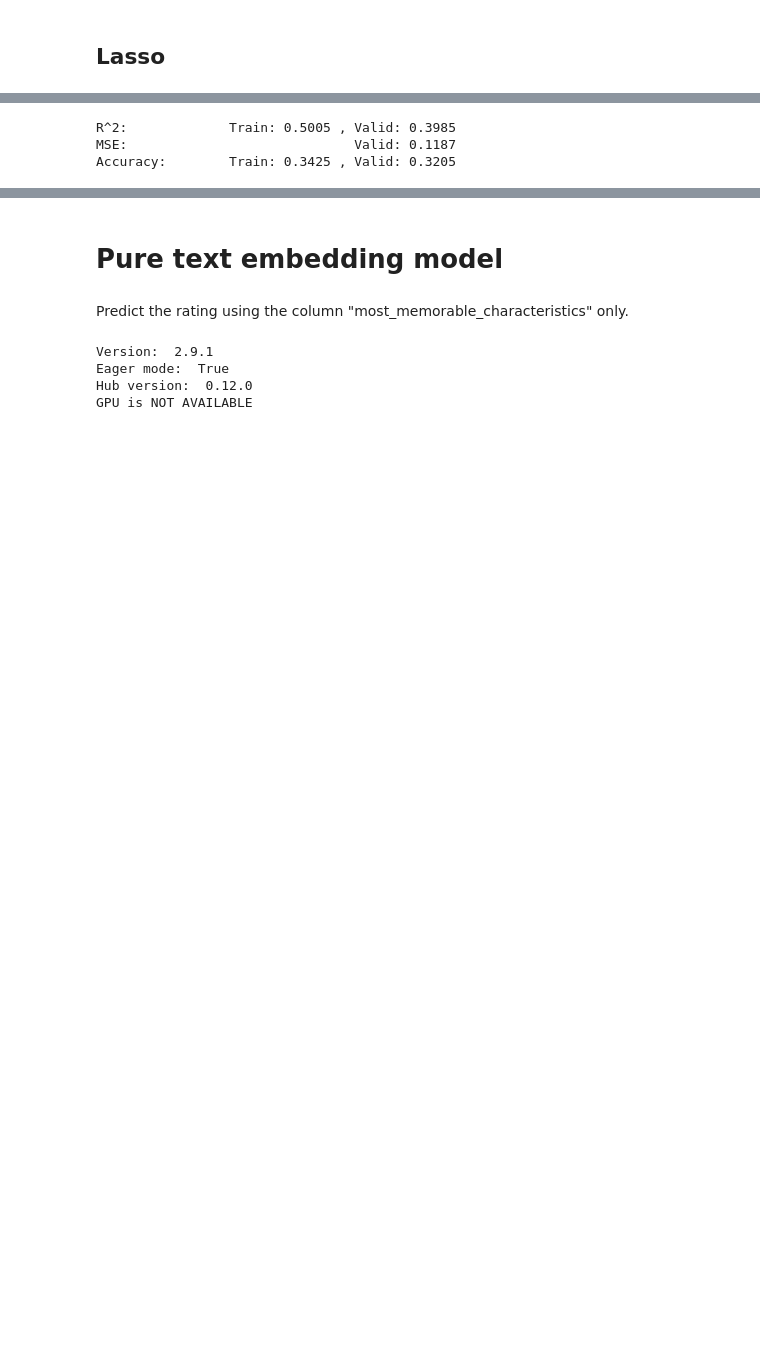
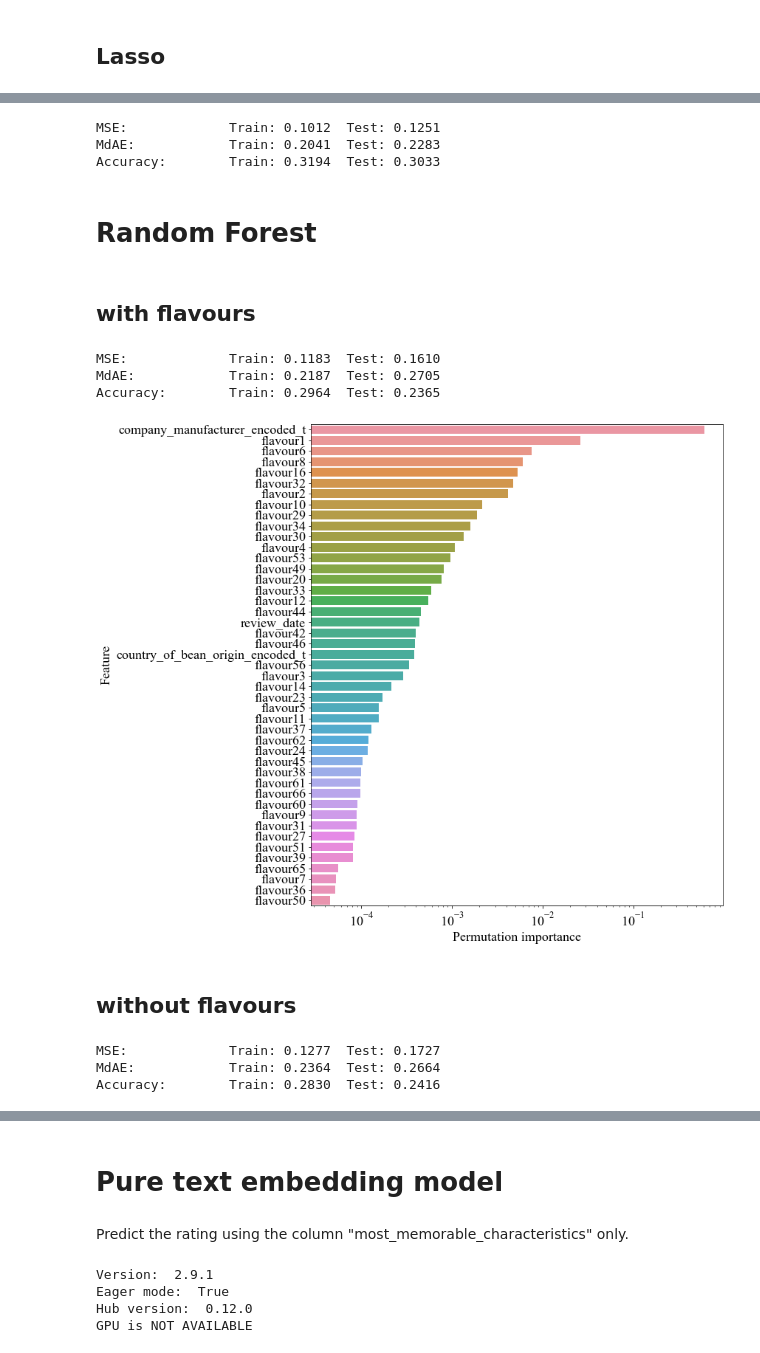
Before and after one commit to ElisabethBrockhaus/Chocolate_bar_rating, a Jupyter notebook: chocolate_rating_data.ipynb, the cells around one changed output, grey strips where cells are left out. Drawn from its saved outputs; the diff is of its cells as text; code cells hidden in the pictures; blank space fills up the shorter version.

```diff
--- a/chocolate_rating_data.ipynb
+++ b/chocolate_rating_data.ipynb
@@ -1377,8 +1363,10 @@ plt.plot(alphas, lasso_mse)
 # %%
-clf = Lasso(alpha=0.00006)
-clf.fit(X_train_clf, y_train)
-print_scores(clf, X_train_clf, X_test_clf)
+model_lasso = Lasso(alpha=0.0006)
+model_lasso.fit(X_train_val[all_cols], y_train_val)
+print_scores(model_lasso.predict(X_train[all_cols]), model_lasso.predict(X_test[all_cols]))
 # %% [output]
-R^2:             Train: 0.5005 , Valid: 0.3985
-MSE:                             Valid: 0.1187
-Accuracy:        Train: 0.3425 , Valid: 0.3205
+MSE:             Train: 0.1012  Test: 0.1251
+MdAE:            Train: 0.2041  Test: 0.2283
+Accuracy:        Train: 0.3194  Test: 0.3033
+# %% [markdown]
+# Random Forest
@@ -1384,0 +1377,35 @@ Accuracy:        Train: 0.3425 , Valid: 0.3205
+# %% [markdown]
+## with flavours
+# %%
+rf_cols = features_dict["baseline"].copy()
+for col in features_dict["one_hot_encoded"].keys():
+    rf_cols += features_dict["one_hot_encoded"][col]
+for col in features_dict["target_encoded"].keys():
+    rf_cols += [features_dict["target_encoded"][col]]
+rf_cols += (
+    features_dict["ingredients"]["dummies"]
+    + features_dict["most_memorable_characteristics"]["95%"]
+)
+# %%
+rf = RandomForestRegressor(min_samples_leaf=100, max_depth=5, random_state=1)
+rf.fit(X_train[rf_cols], y_train)
+print_scores(rf.predict(X_train[rf_cols]), rf.predict(X_test[rf_cols]))
+# %% [output]
+MSE:             Train: 0.1183  Test: 0.1610
+MdAE:            Train: 0.2187  Test: 0.2705
+Accuracy:        Train: 0.2964  Test: 0.2365
+# %%
+per_imp = permutation_importance(rf, X_train[rf_cols], y_train, n_repeats=1, n_jobs=-1)
+pi_df = pd.DataFrame(
+    data={'Feature': rf_cols, 'Permutation importance': per_imp["importances_mean"]},
+    columns = ['Feature', 'Permutation importance']
+)
+pi_df.sort_values('Permutation importance', inplace=True, ascending=False)
+# %%
+plt.subplots(figsize=(10,12))
+sns.barplot(data=pi_df[pi_df["Permutation importance"] > 0], x='Permutation importance', y='Feature')
+plt.xscale('log')
+# %% [output]
+[figure, added]
+# %% [markdown]
+## without flavours
@@ -1384,0 +1419,8 @@ Accuracy:        Train: 0.3425 , Valid: 0.3205
+# %%
+rf = RandomForestRegressor(min_samples_leaf=100, max_depth=5, random_state=1)
+rf.fit(X_train[rf_cols], y_train)
+print_scores(rf.predict(X_train[rf_cols]), rf.predict(X_test[rf_cols]))
+# %% [output]
+MSE:             Train: 0.1277  Test: 0.1727
+MdAE:            Train: 0.2364  Test: 0.2664
+Accuracy:        Train: 0.2830  Test: 0.2416
```
Also changed, not shown: parts of 81 cells of this notebook.
